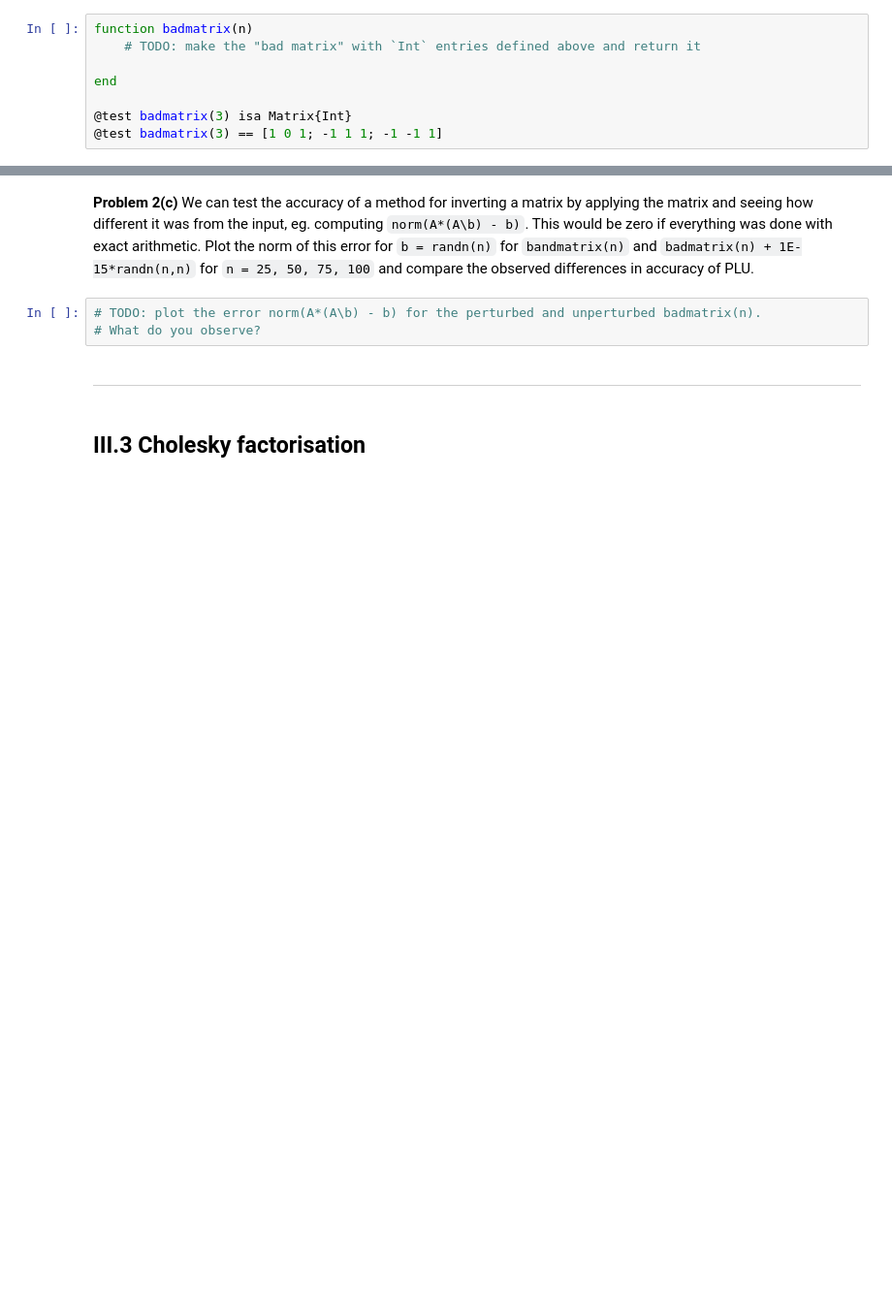
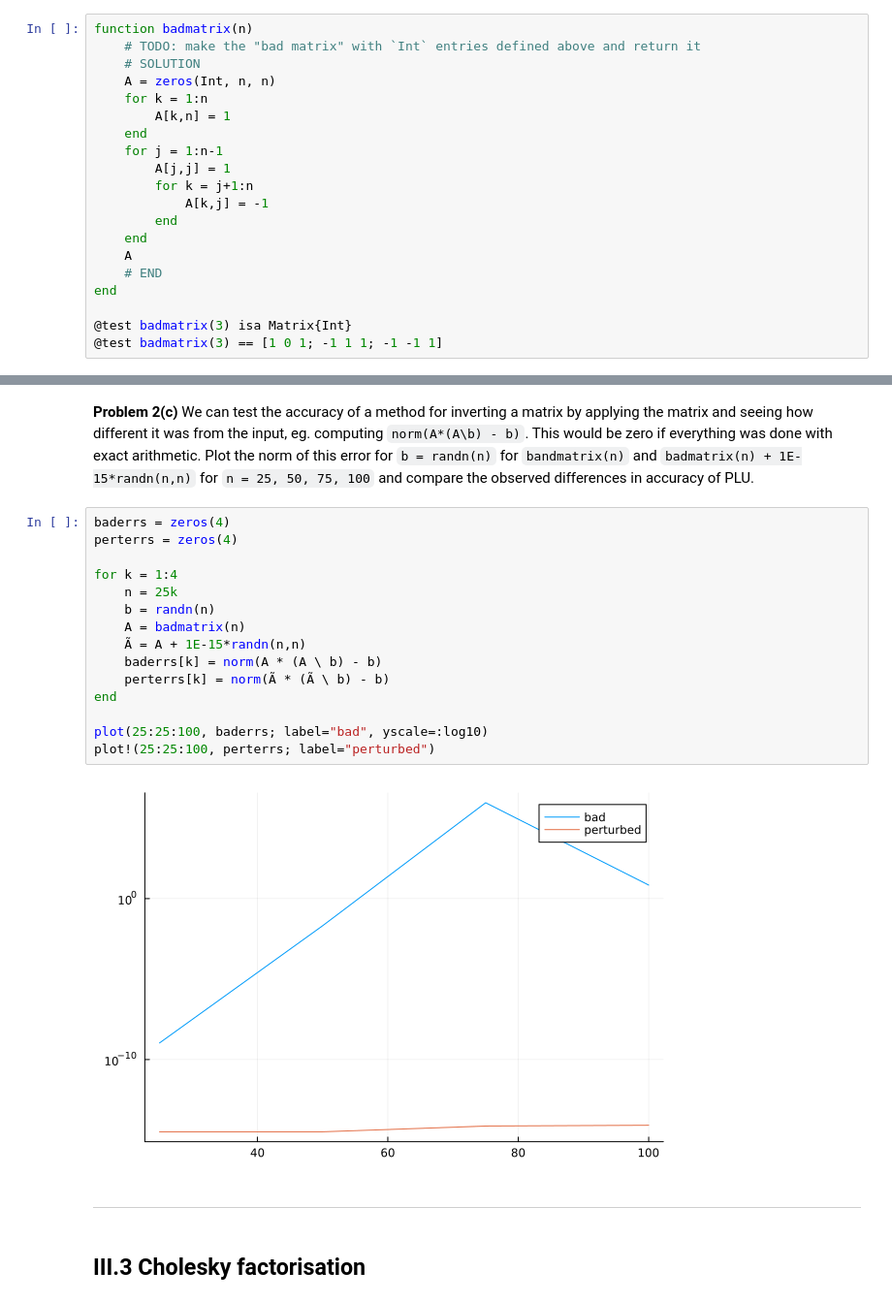
Before and after one commit to miachong5/MATH50003NumericalAnalysis, a Jupyter notebook: labs/lab5.ipynb, the cells around one changed output, grey strips where cells are left out. Shown at 97% size. Saved outputs shown, nothing was run; the diff lists cells and outputs as text; blank space fills up the shorter version.

```diff
--- a/labs/lab5.ipynb
+++ b/labs/lab5.ipynb
@@ -141,7 +205,19 @@ That is: all entries below the diagonal are $-1$ whilst the diagonal and last co
 # %%
 function badmatrix(n)
     # TODO: make the "bad matrix" with `Int` entries defined above and return it
-
+    # SOLUTION
+    A = zeros(Int, n, n)
+    for k = 1:n
+        A[k,n] = 1
+    end
+    for j = 1:n-1
+        A[j,j] = 1
+        for k = j+1:n
+            A[k,j] = -1
+        end
+    end
+    A
+    # END
 end
 
 @test badmatrix(3) isa Matrix{Int}
@@ -159,9 +246,23 @@ computing `norm(A*(A\b) - b)`. This would be zero if everything was done with
 exact arithmetic. Plot the norm of this error for `b = randn(n)` for `bandmatrix(n)`
 and `badmatrix(n) + 1E-15*randn(n,n)` for `n = 25, 50, 75, 100` and
 compare the observed differences in accuracy of PLU.
-# %%
-# TODO: plot the error norm(A*(A\b) - b) for the perturbed and unperturbed badmatrix(n).
-# What do you observe?
+# %%
+baderrs = zeros(4)
+perterrs = zeros(4)
+
+for k = 1:4
+    n = 25k
+    b = randn(n)
+    A = badmatrix(n)
+    Ã = A + 1E-15*randn(n,n)
+    baderrs[k] = norm(A * (A \ b) - b)
+    perterrs[k] = norm(Ã * (Ã \ b) - b)
+end
+
+plot(25:25:100, baderrs; label="bad", yscale=:log10)
+plot!(25:25:100, perterrs; label="perturbed")
+# %% [output]
+[figure, added]
 # %% [markdown]
 -----
 # %% [markdown]
```
Also changed, not shown: parts of 18 cells of this notebook, 2 other files.
